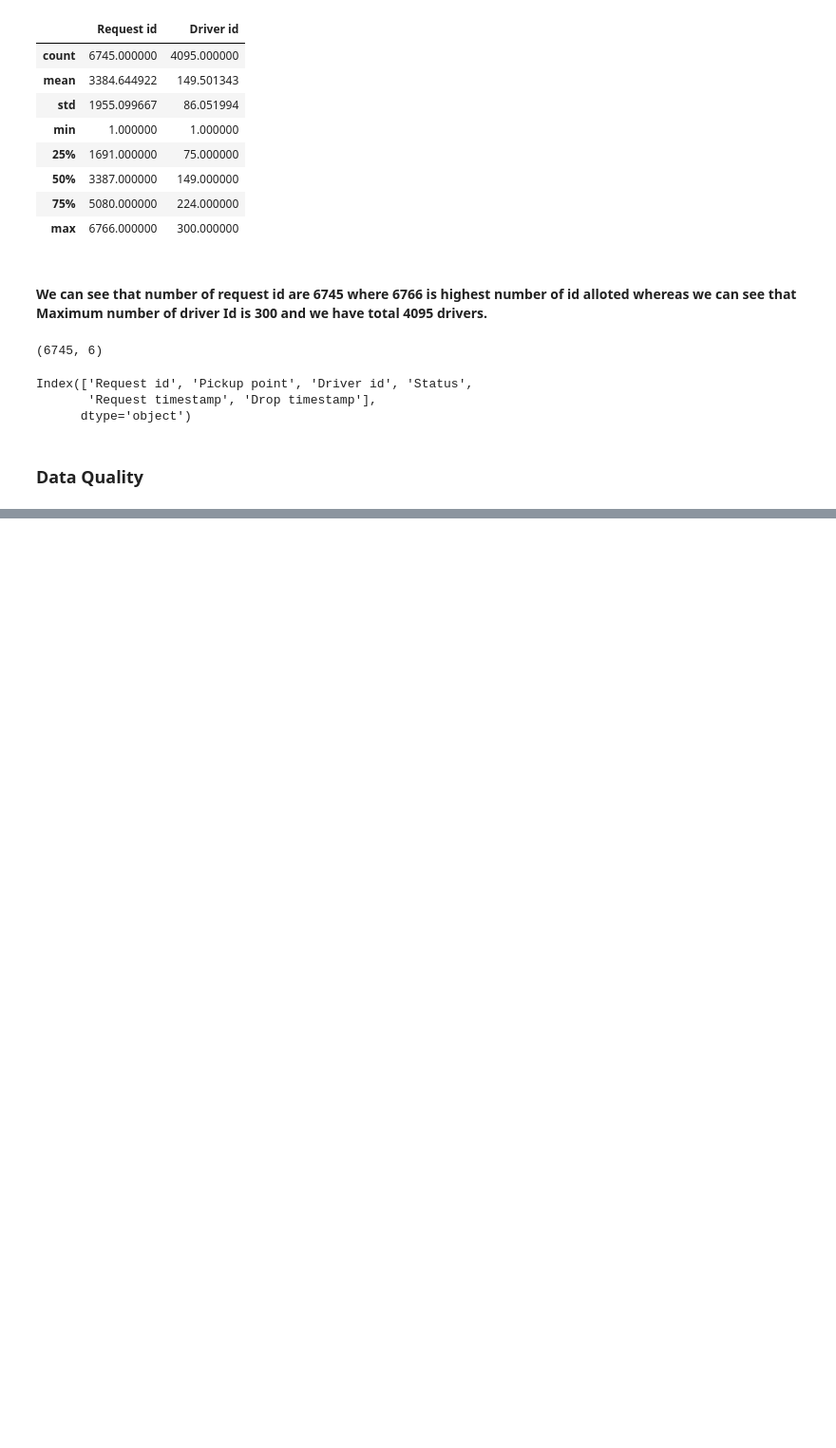
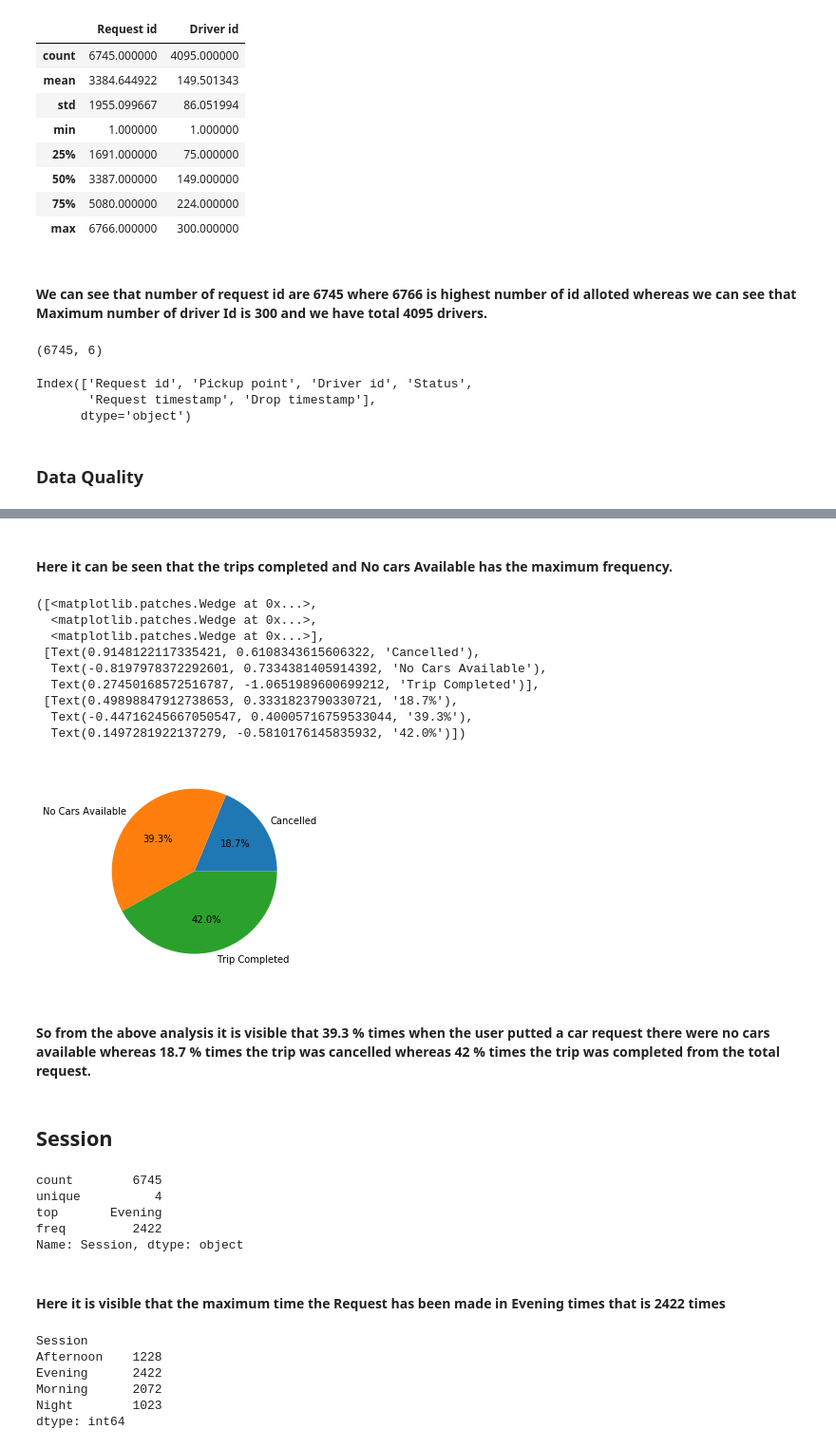
Before and after one commit to Akshay2224/Uber_Request_Data, a Jupyter notebook: Uber_Supply_EDA_Rpt.ipynb, the cells around one changed output, grey strips where cells are left out. Shown: that part at 95% size. Saved outputs shown, nothing was run; the diff lists cells and outputs as text; code cells hidden in the pictures; blank space fills up the shorter version.

```diff
--- a/Uber_Supply_EDA_Rpt.ipynb
+++ b/Uber_Supply_EDA_Rpt.ipynb
@@ -85,0 +329,39 @@ Index(['Request id', 'Pickup point', 'Driver id', 'Status',
+# %% [markdown]
+#### Here it can be seen that the trips completed and No cars Available has the maximum frequency.
+# %%
+pie(df2,labels=df2.index,autopct='%1.1f%%')
+# %% [output]
+([<matplotlib.patches.Wedge at 0x...>,
+  <matplotlib.patches.Wedge at 0x...>,
+  <matplotlib.patches.Wedge at 0x...>],
+ [Text(0.9148122117335421, 0.6108343615606322, 'Cancelled'),
+  Text(-0.8197978372292601, 0.7334381405914392, 'No Cars Available'),
+  Text(0.27450168572516787, -1.0651989600699212, 'Trip Completed')],
+ [Text(0.49898847912738653, 0.3331823790330721, '18.7%'),
+  Text(-0.44716245667050547, 0.40005716759533044, '39.3%'),
+  Text(0.1497281922137279, -0.5810176145835932, '42.0%')])
+[figure, added]
+# %% [markdown]
+#### So from the above analysis it is visible that 39.3 % times when the user putted a car request there were no cars available whereas 18.7 % times the trip was cancelled whereas 42 % times the trip was completed from the total request.
+# %% [markdown]
+## Session
+# %%
+df['Session'].describe()
+# %% [output]
+count        6745
+unique          4
+top       Evening
+freq         2422
+Name: Session, dtype: object
+# %% [markdown]
+#### Here it is visible that the maximum time the Request has been made in Evening times that is 2422 times
+# %%
+df3=df.groupby('Session').size()
+df3
+# %% [output]
+Session
+Afternoon    1228
+Evening      2422
+Morning      2072
+Night        1023
+dtype: int64
```
Also changed, not shown: parts of 51 cells of this notebook.
